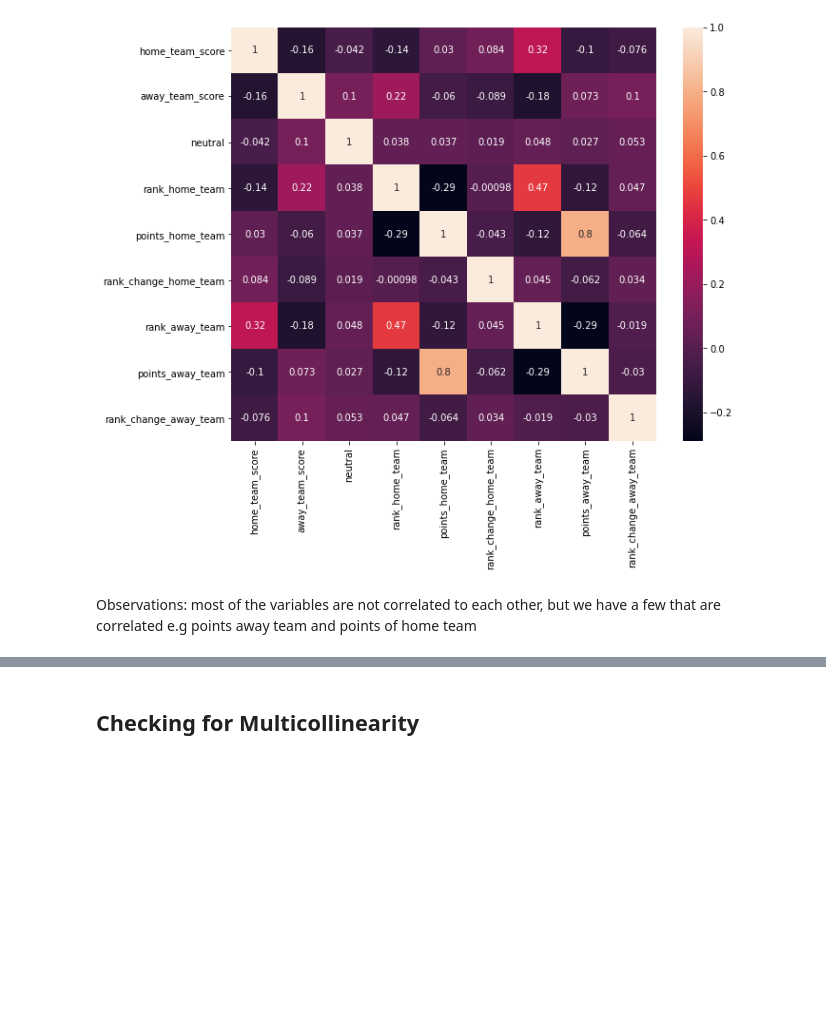
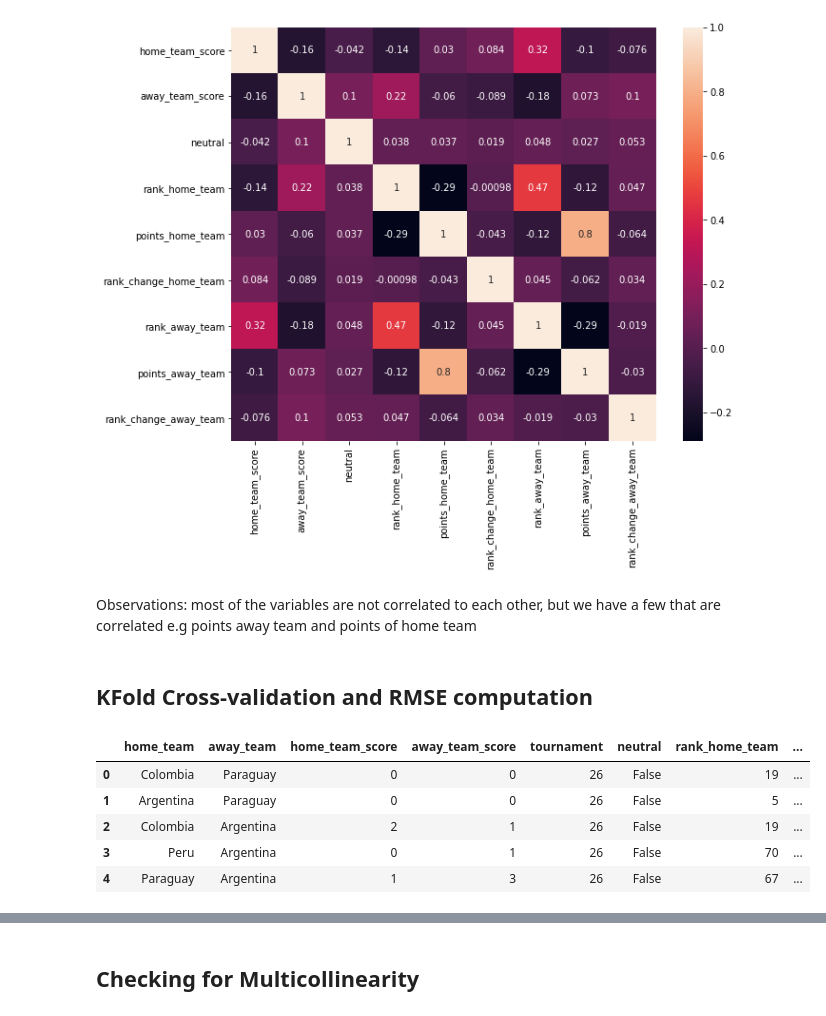
Before and after one commit to nchebet09/Naomi-s-Week-6-IP, a Jupyter notebook: Naomi's_Week_6_IP.ipynb, the cells around one changed output, grey strips where cells are left out. Saved outputs shown, nothing was run; the diff lists cells and outputs as text; code cells hidden in the pictures; blank space fills up the shorter version.

```diff
--- a/Naomi's_Week_6_IP.ipynb
+++ b/Naomi's_Week_6_IP.ipynb
@@ -683,3 +694,10 @@ points_away_team           float64
 rank_change_away_team        int64
 year_month               period[M]
 dtype: object
+# %%
+# converting the object data types to category
+final_merge['home_team'] = final_merge['home_team'].astype('category')
+final_merge['away_team'] = final_merge['away_team'].astype('category')
+final_merge['tournament'] = final_merge['tournament'].astype('category')
+
+final_merge.dtypes
@@ -736,3 +769,17 @@ sns.heatmap(final_merge.corr(), annot=True, ax=ax);
 [figure]
 # %% [markdown]
 Observations: most of the variables are not correlated to each other, but we have a few that are correlated e.g points away team and points of home team
+# %% [markdown]
+##  KFold Cross-validation and RMSE computation
+# %%
+# we first need to encode tournament, we will do that using label encoding as shown below
+
+final_merge['tournament'] = final_merge['tournament'].cat.codes
+final_merge.head()
+# %% [output]
+|  | home_team | away_team | home_team_score | away_team_score | tournament | neutral | rank_home_team | ... |
+| 0 | Colombia | Paraguay | 0 | 0 | 26 | False | 19 | ... |
+| 1 | Argentina | Paraguay | 0 | 0 | 26 | False | 5 | ... |
+| 2 | Colombia | Argentina | 2 | 1 | 26 | False | 19 | ... |
+| 3 | Peru | Argentina | 0 | 1 | 26 | False | 70 | ... |
+| 4 | Paraguay | Argentina | 1 | 3 | 26 | False | 67 | ... |
```
Also changed, not shown: parts of 34 cells of this notebook.
